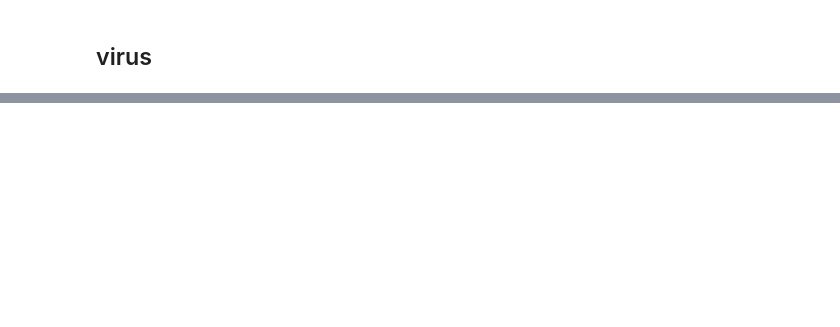
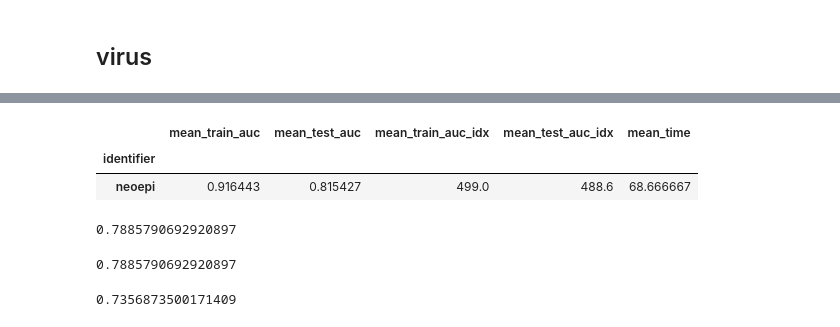
Before and after one commit to richieYT-wan/PyNNalign, a Jupyter notebook: notebooks/nnalign_init.ipynb, the cells around one changed output, grey strips where cells are left out. Cells and saved outputs as stored; diff of their text form; code cells hidden in the pictures; blank space fills up the shorter version.

```diff
--- a/notebooks/nnalign_init.ipynb
+++ b/notebooks/nnalign_init.ipynb
@@ -941,7 +962,26 @@ Before training
 # %%
+viral_gb = pd.concat(output_viral).groupby(['identifier']).agg(mean_train_auc=('best_train_auc','mean'),
+                                                    mean_test_auc=('best_test_auc', 'mean'),
+                                                    mean_train_auc_idx=('best_train_auc_idx', 'mean'),
+                                                    mean_test_auc_idx=('best_test_auc_idx', 'mean'),
+                                                    mean_time = ('elapsed_seconds','mean'))
 viral_gb
+# %% [output]
+|  | mean_train_auc | mean_test_auc | mean_train_auc_idx | mean_test_auc_idx | mean_time |
+| identifier |  |  |  |  |  |
+| neoepi | 0.916443 | 0.815427 | 499.0 | 488.6 | 68.666667 |
 # %%
+from sklearn.metrics import roc_auc_score
 # Predictions from Webserver :
-viral_preds = pd.read_csv('../output/230522_impl_comparisons/Viral_compare_2750517.evalset.txt', sep='\t')
-viral_preds['label'] = viral_preds.Measure.astype(int)
-roc_auc_score(viral_preds['label'].values, viral_preds['Prediction'].values)
+viral_preds_ws = pd.read_csv('../output/230522_impl_comparisons/Viral_compare_2750517.evalset.txt', sep='\t')
+viral_preds_ws['label'] = viral_preds_ws.Measure.astype(int)
+roc_auc_score(viral_preds_ws['label'].values, viral_preds_ws['Prediction'].values)
+# %% [output]
+0.7885790692920897
+# %%
+# Predictions from commandline :
+viral_preds_cl = pd.read_csv('../../nnalign_cedar/pynn_compare/output/viral_compare_30030/viral_compare_30030.evalset.txt', sep='\t')
+viral_preds_cl['label'] = viral_preds_cl.Measure.astype(int)
+roc_auc_score(viral_preds_cl['label'].values, viral_preds_cl['Prediction'].values)
+# %% [output]
+0.7885790692920897
@@ -947,0 +991,8 @@ roc_auc_score(viral_preds['label'].values, viral_preds['Prediction'].values)
+# %%
+anchor = 595+176
+nonanch = 1702+444
+sum_ = anchor+nonanch
+
+nonanch/sum_
+# %% [output]
+0.7356873500171409
```
Also changed, not shown: parts of 16 cells of this notebook, 9 other files.
